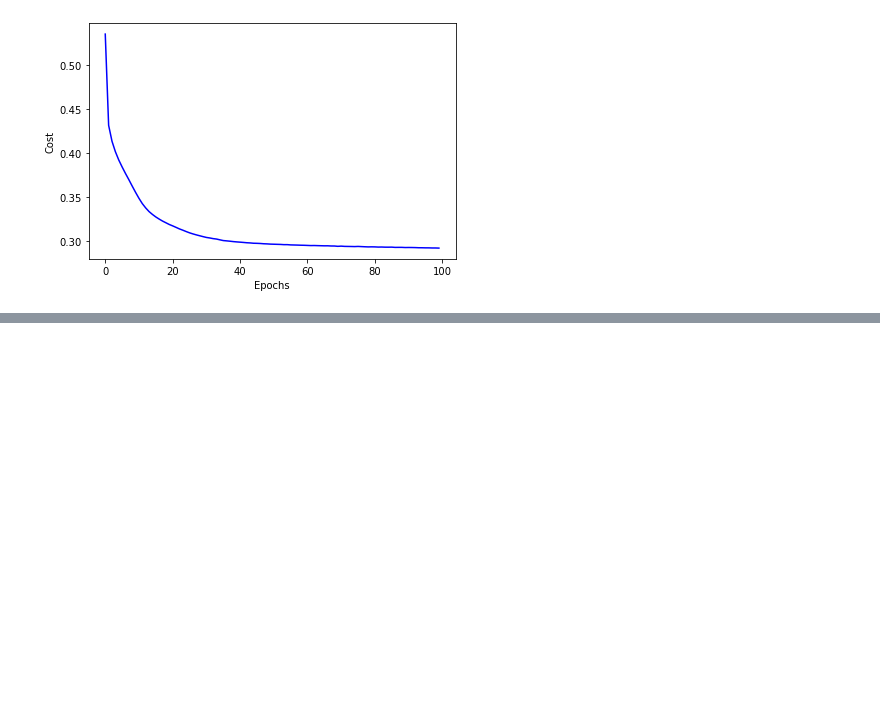
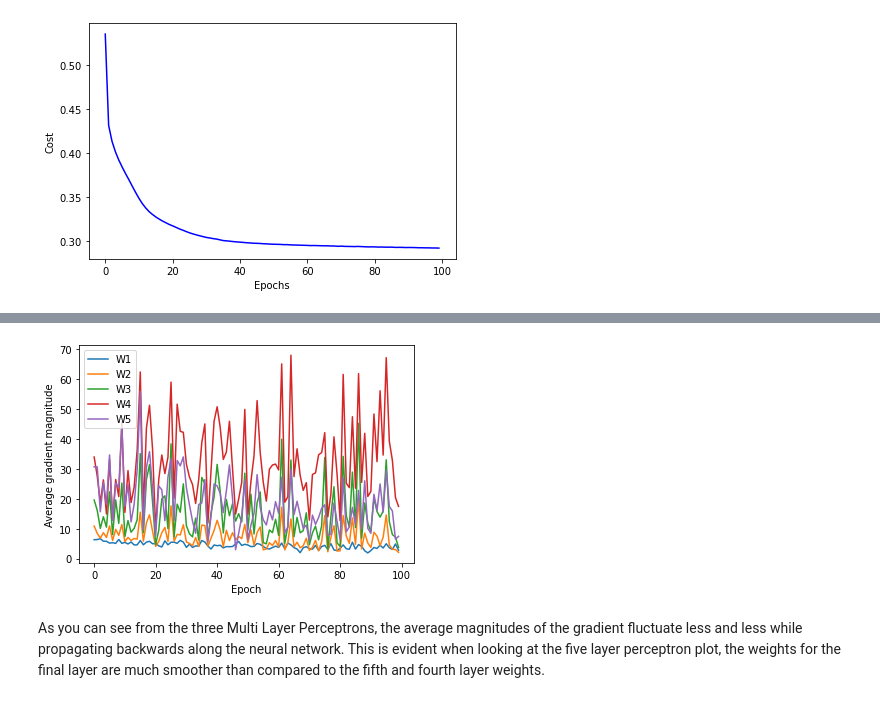
Before and after one commit to lukedemaio/MLLab04, a Jupyter notebook: Lab4.ipynb, the cells around one changed output, grey strips where cells are left out. Saved outputs shown, nothing was run; the diff lists cells and outputs as text; code cells hidden in the pictures; blank space fills up the shorter version.

```diff
--- a/Lab4.ipynb
+++ b/Lab4.ipynb
@@ -1076,3 +1084,19 @@ As you can see from the three Multi Layer Perceptrons, the average magnitudes of
+# %%
+ax = plt.subplot(1,1,1)
+plt.plot(abs(nn_5mcg.grad_W1_[:]), label='W1')
+plt.plot(abs(nn_5mcg.grad_W2_[:]), label='W2')
+plt.plot(abs(nn_5mcg.grad_W3_[:]), label='W3')
+plt.plot(abs(nn_5mcg.grad_W4_[:]), label='W4')
+plt.plot(abs(nn_5mcg.grad_W5_[:]), label='W5')
+
+plt.legend()
+plt.ylabel('Average gradient magnitude')
+plt.xlabel('Epoch')
+plt.show()
+# %% [output]
+[figure, added]
+# %% [markdown]
+As you can see from the three Multi Layer Perceptrons, the average magnitudes of the gradient fluctuate less and less while propagating backwards along the neural network. This is evident when looking at the five layer perceptron plot, the weights for the final layer are much smoother than compared to the fifth and fourth layer weights.
 # %%
 #[2 points] Implement an adaptive learning technique that was discussed in lecture and use it on the five layer network
 #(such as AdaGrad, RMSProps, or AdaDelta). Discuss which adaptive method you chose. Compare the performance of your five
```
Also changed, not shown: parts of 37 cells of this notebook.
